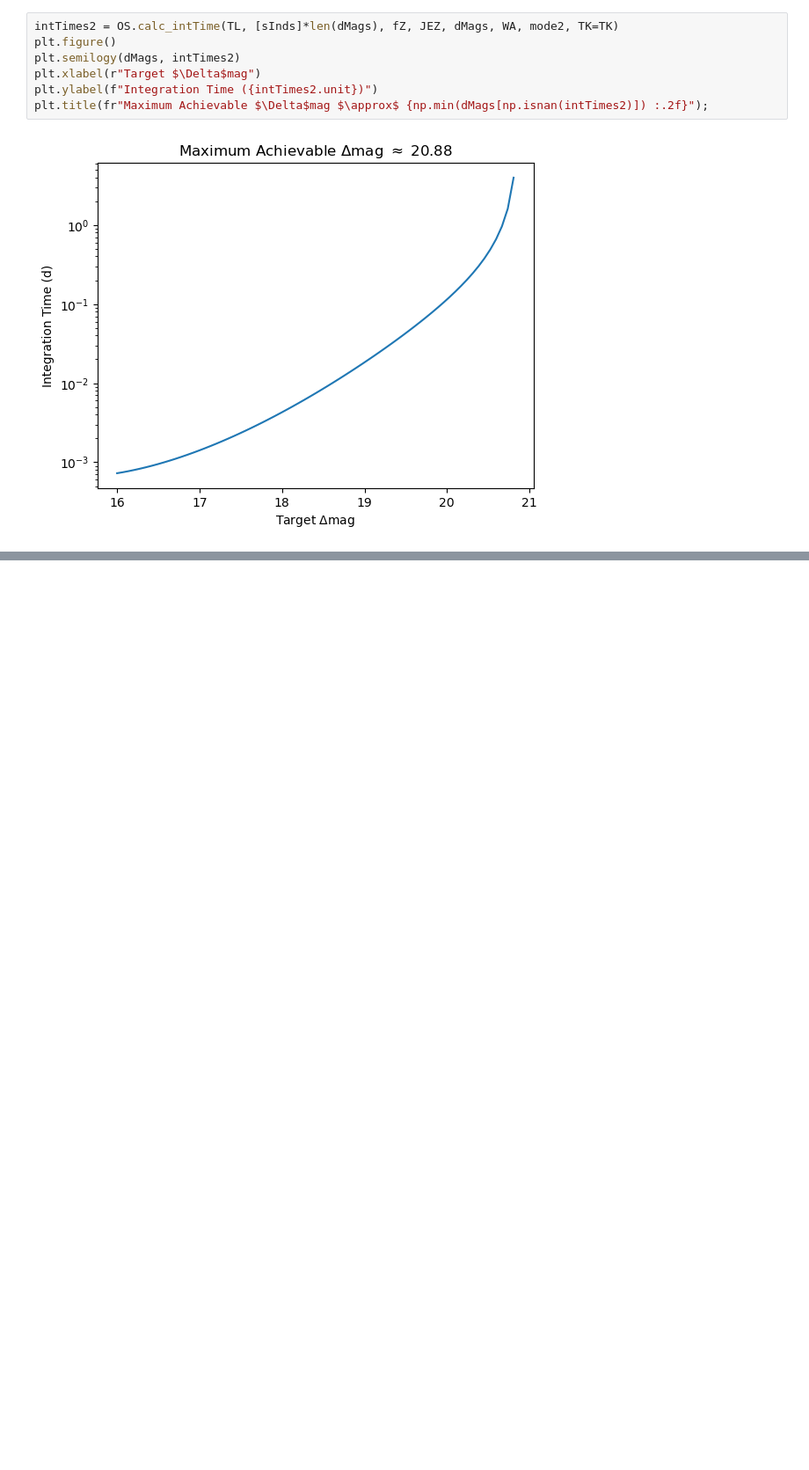
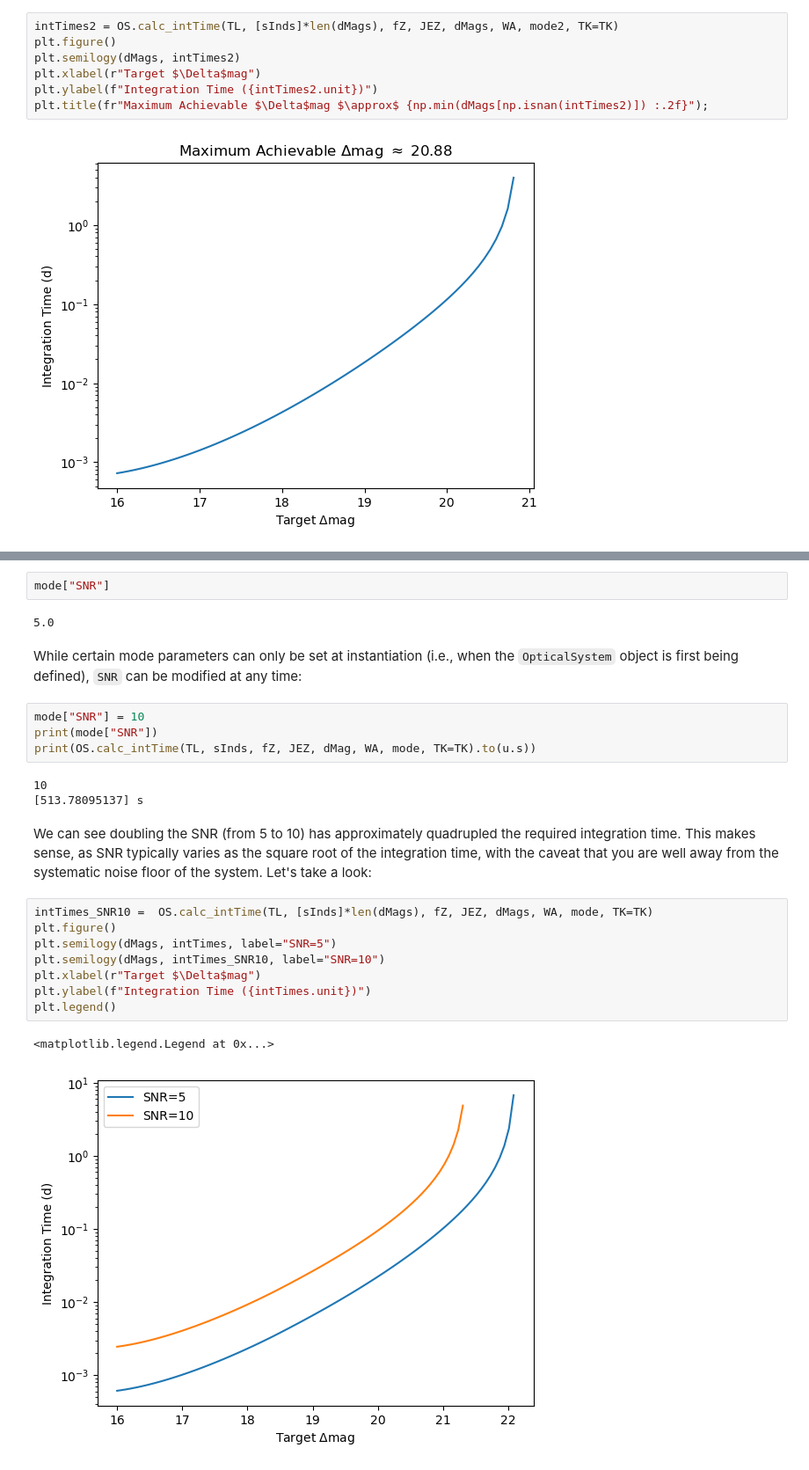
Before and after one commit to roman-corgi/corgietc, a Jupyter notebook: Notebooks/01_Anatomy_of_an_Integration_Time_Calculation.ipynb, the cells around one changed output, grey strips where cells are left out. Shown at 88% size. Drawn from its saved outputs; the diff is of its cells as text; blank space fills up the shorter version.

```diff
--- a/Notebooks/01_Anatomy_of_an_Integration_Time_Calculation.ipynb
+++ b/Notebooks/01_Anatomy_of_an_Integration_Time_Calculation.ipynb
@@ -294,0 +301,26 @@ plt.title(fr"Maximum Achievable $\Delta$mag $\approx$ {np.min(dMags[np.isnan(int
+# %%
+mode["SNR"]
+# %% [output]
+5.0
+# %% [markdown]
+While certain mode parameters can only be set at instantiation (i.e., when the `OpticalSystem` object is first being defined), `SNR` can be modified at any time:
+# %%
+mode["SNR"] = 10
+print(mode["SNR"])
+print(OS.calc_intTime(TL, sInds, fZ, JEZ, dMag, WA, mode, TK=TK).to(u.s))
+# %% [output]
+10
+[513.78095137] s
+# %% [markdown]
+We can see doubling the SNR (from 5 to 10) has approximately quadrupled the required integration time.  This makes sense,  as SNR typically varies as the square root of the integration time, with the caveat that you are well away from the systematic noise floor of the system. Let's take a look:
+# %%
+intTimes_SNR10 =  OS.calc_intTime(TL, [sInds]*len(dMags), fZ, JEZ, dMags, WA, mode, TK=TK)
+plt.figure()
+plt.semilogy(dMags, intTimes, label="SNR=5")
+plt.semilogy(dMags, intTimes_SNR10, label="SNR=10")
+plt.xlabel(r"Target $\Delta$mag")
+plt.ylabel(f"Integration Time ({intTimes.unit})")
+plt.legend()
+# %% [output]
+<matplotlib.legend.Legend at 0x...>
+[figure, added]
```
Also changed, not shown: parts of 5 cells of this notebook.
